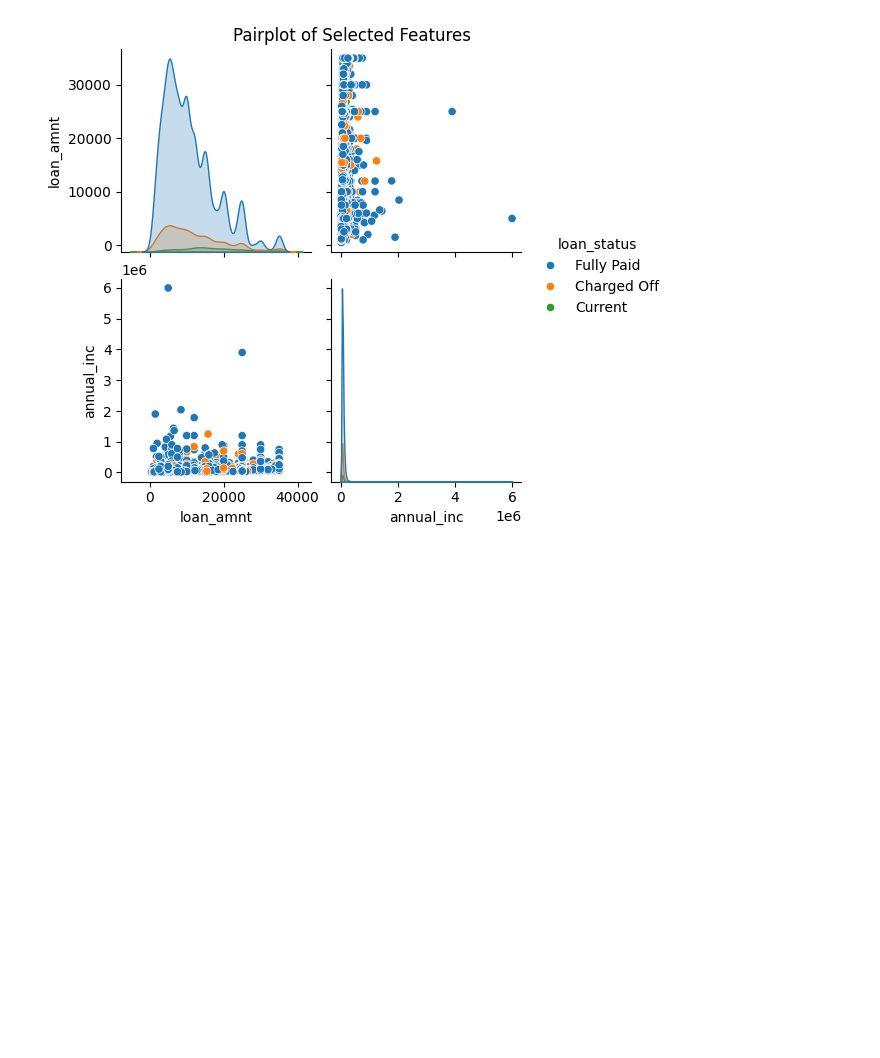
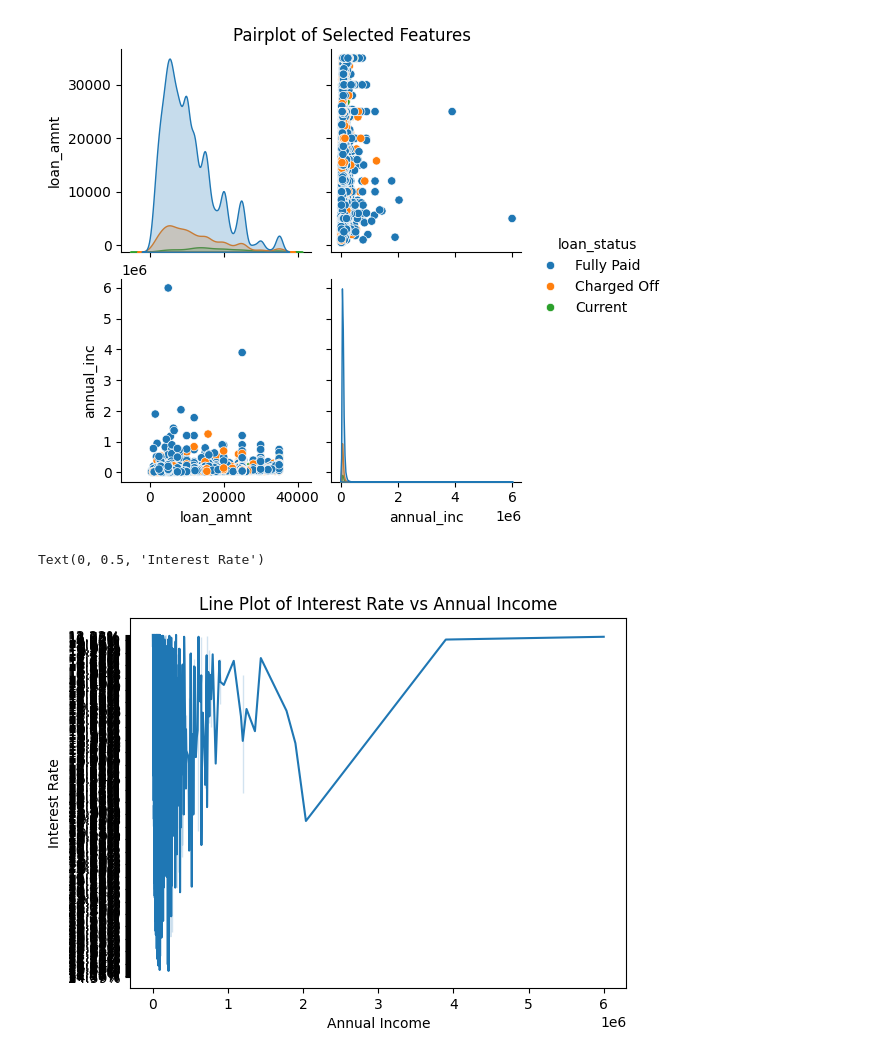
Before and after one commit to aayush4jha/ML, a Jupyter notebook: L-1/file.ipynb, the cells around one changed output. Saved outputs shown, nothing was run; the diff lists cells and outputs as text; code cells hidden in the pictures; blank space fills up the shorter version.

Commit message:
Added Line Plot

```diff
--- a/L-1/file.ipynb
+++ b/L-1/file.ipynb
@@ -110,3 +110,12 @@ plt.suptitle("Pairplot of Selected Features", y=1.02)
 plt.show()
 # %% [output]
 [figure]
+# %%
+df_sorted = df.sort_values(by='annual_inc')
+sns.lineplot(data=df_sorted, x='annual_inc', y='int_rate')
+plt.title("Line Plot of Interest Rate vs Annual Income")
+plt.xlabel("Annual Income")
+plt.ylabel("Interest Rate")
+# %% [output]
+Text(0, 0.5, 'Interest Rate')
+[figure, added]
```
Also changed, not shown: 1 other file.
